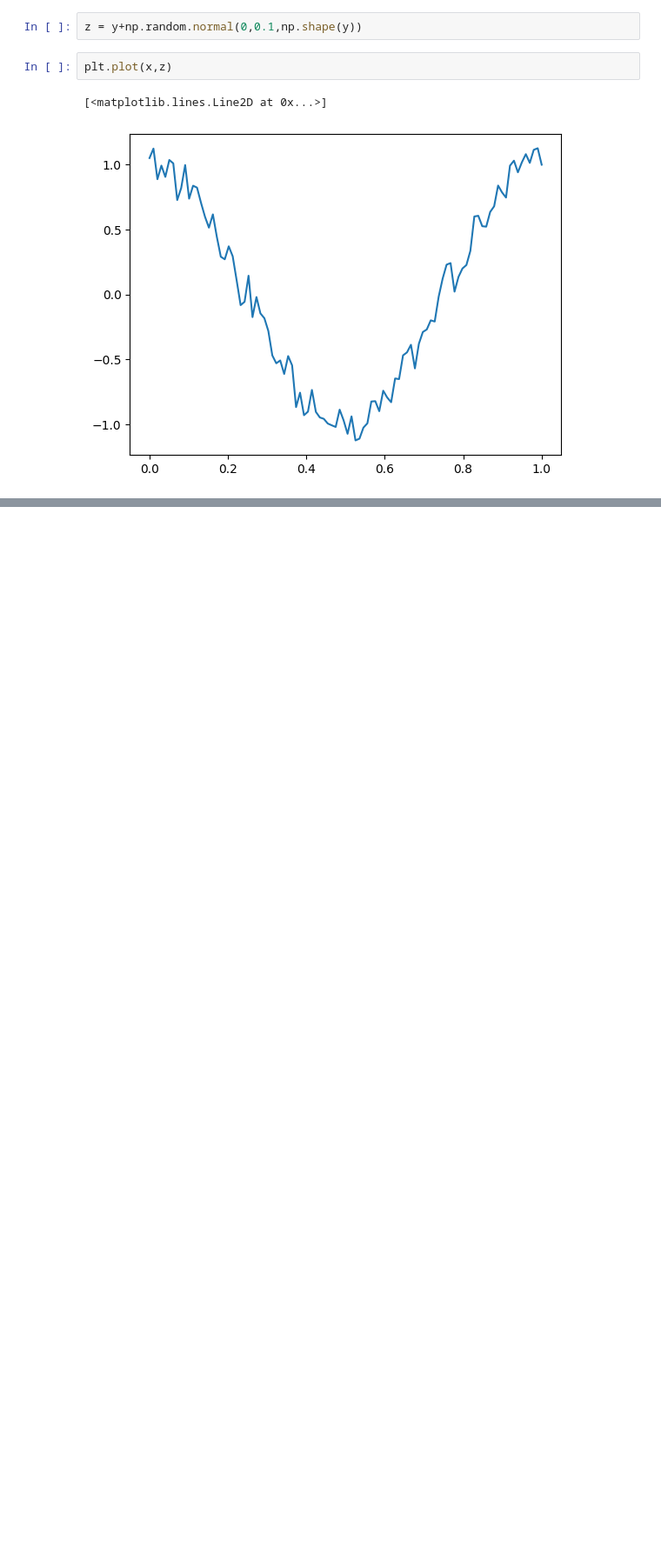
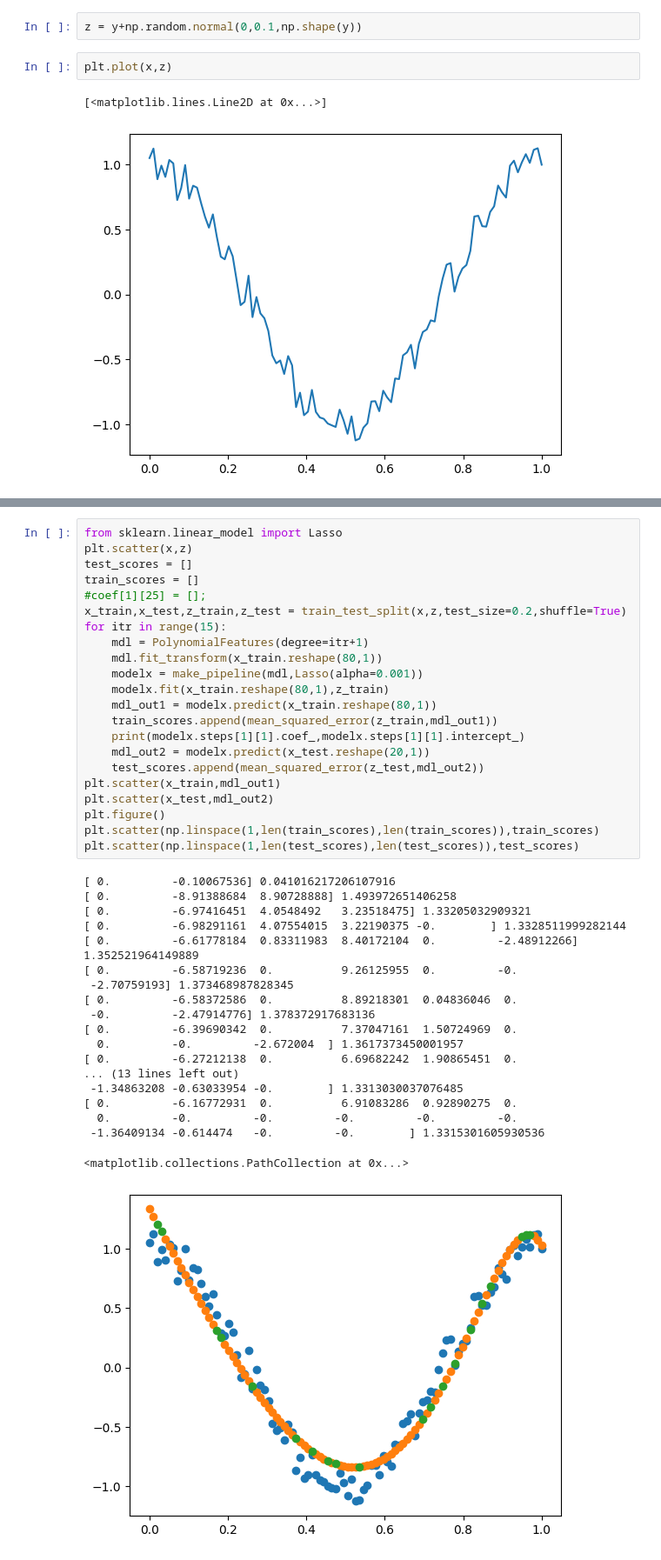
Before and after one commit to omiksave/MAE551, a Jupyter notebook: HW1.ipynb, the cells around one changed output, grey strips where cells are left out. Shown: that part at 87% size. Saved outputs shown, nothing was run; the diff lists cells and outputs as text; blank space fills up the shorter version.

```diff
--- a/HW1.ipynb
+++ b/HW1.ipynb
@@ -25,0 +71,42 @@ plt.plot(x,z)
+# %%
+from sklearn.linear_model import Lasso
+plt.scatter(x,z)
+test_scores = []
+train_scores = []
+#coef[1][25] = [];
+x_train,x_test,z_train,z_test = train_test_split(x,z,test_size=0.2,shuffle=True)
+for itr in range(15):
+    mdl = PolynomialFeatures(degree=itr+1)
+    mdl.fit_transform(x_train.reshape(80,1))
+    modelx = make_pipeline(mdl,Lasso(alpha=0.001))
+    modelx.fit(x_train.reshape(80,1),z_train)
+    mdl_out1 = modelx.predict(x_train.reshape(80,1))
+    train_scores.append(mean_squared_error(z_train,mdl_out1))
+    print(modelx.steps[1][1].coef_,modelx.steps[1][1].intercept_)
+    mdl_out2 = modelx.predict(x_test.reshape(20,1))
+    test_scores.append(mean_squared_error(z_test,mdl_out2))
+plt.scatter(x_train,mdl_out1)
+plt.scatter(x_test,mdl_out2)
+plt.figure()
+plt.scatter(np.linspace(1,len(train_scores),len(train_scores)),train_scores)
+plt.scatter(np.linspace(1,len(test_scores),len(test_scores)),test_scores)
+# %% [output]
+[ 0.         -0.10067536] 0.041016217206107916
+[ 0.         -8.91388684  8.90728888] 1.493972651406258
+[ 0.         -6.97416451  4.0548492   3.23518475] 1.33205032909321
+[ 0.         -6.98291161  4.07554015  3.22190375 -0.        ] 1.3328511999282144
+[ 0.         -6.61778184  0.83311983  8.40172104  0.         -2.48912266] 1.352521964149889
+[ 0.         -6.58719236  0.          9.26125955  0.         -0.
+ -2.70759193] 1.373468987828345
+[ 0.         -6.58372586  0.          8.89218301  0.04836046  0.
+ -0.         -2.47914776] 1.378372917683136
+[ 0.         -6.39690342  0.          7.37047161  1.50724969  0.
+  0.         -0.         -2.672004  ] 1.3617373450001957
+[ 0.         -6.27212138  0.          6.69682242  1.90865451  0.
+... (13 lines left out)
+ -1.34863208 -0.63033954 -0.        ] 1.3313030037076485
+[ 0.         -6.16772931  0.          6.91083286  0.92890275  0.
+  0.         -0.         -0.         -0.         -0.         -0.
+ -1.36409134 -0.614474   -0.         -0.        ] 1.3315301605930536
+<matplotlib.collections.PathCollection at 0x...>
+[figure, added]
```
Also changed, not shown: parts of 4 cells of this notebook.
